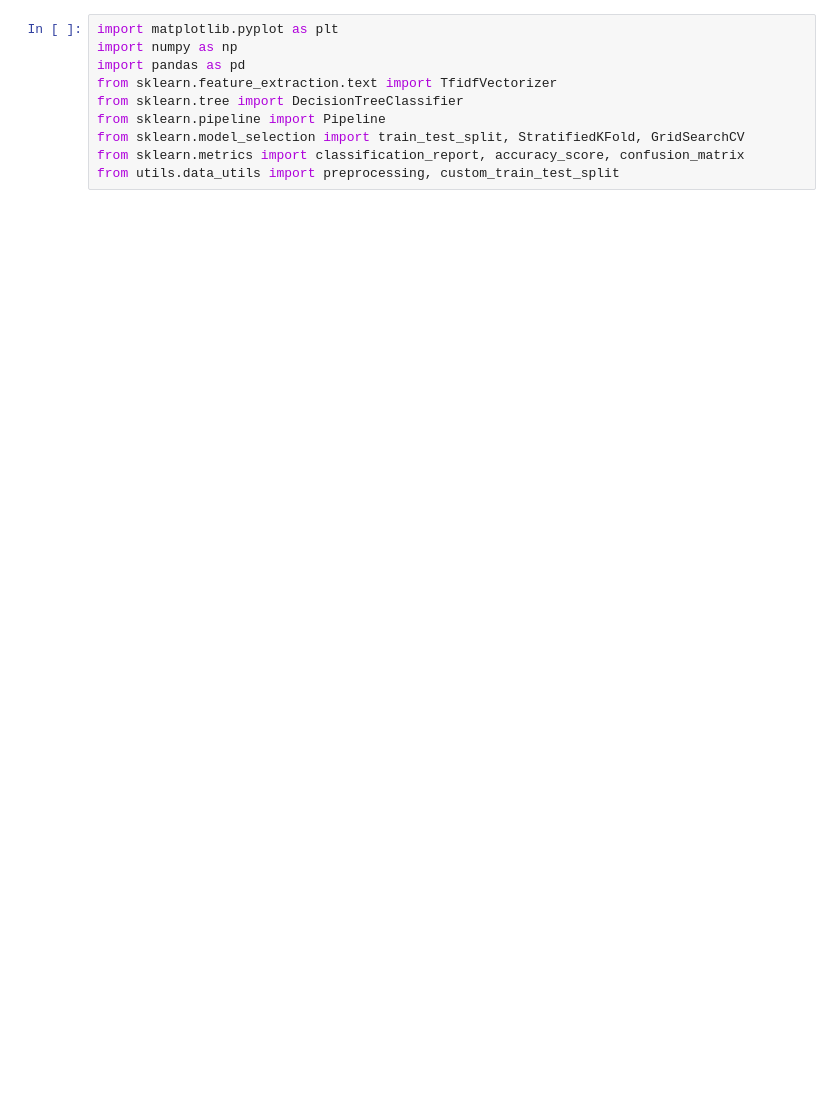
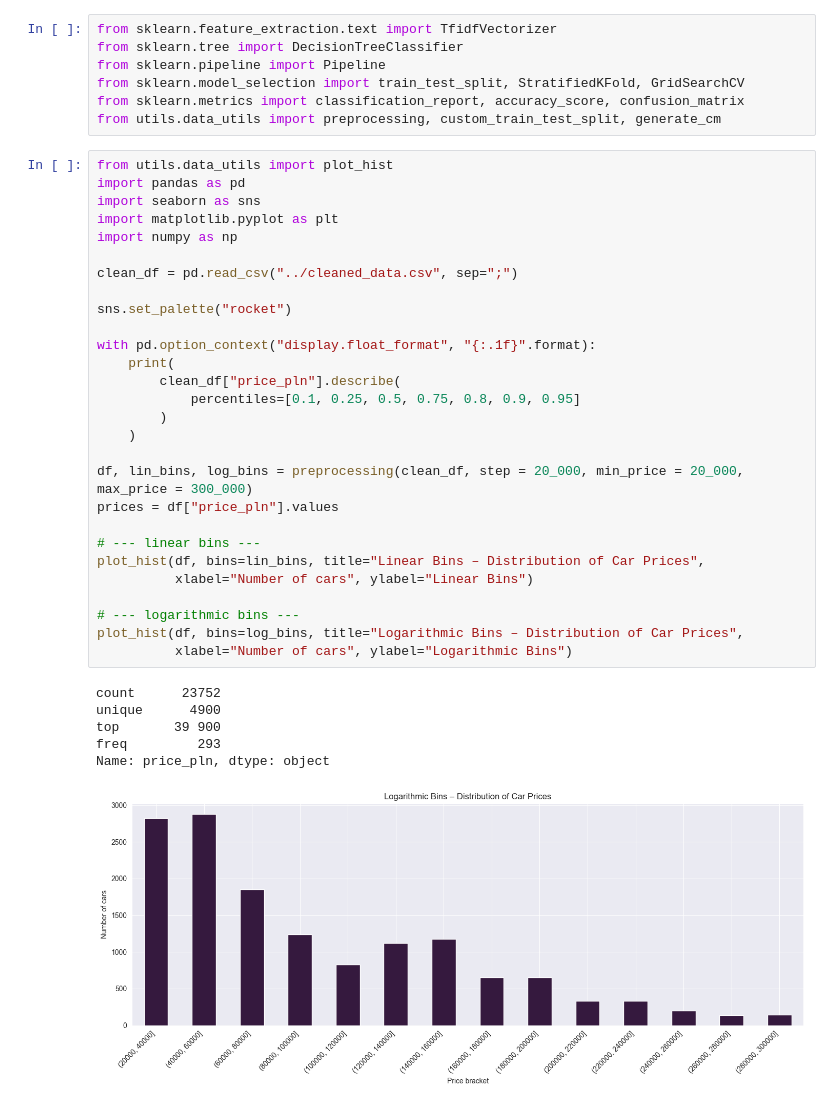
Before and after one commit to Advanced-Data-Mining/Otomoto_data_mining, a Jupyter notebook: models/tfidf_model.ipynb, the cells around one changed output. Saved outputs shown, nothing was run; the diff lists cells and outputs as text; blank space fills up the shorter version.

```diff
--- a/models/tfidf_model.ipynb
+++ b/models/tfidf_model.ipynb
@@ -1,10 +1,42 @@
 # %%
-import matplotlib.pyplot as plt
-import numpy as np
-import pandas as pd
 from sklearn.feature_extraction.text import TfidfVectorizer
 from sklearn.tree import DecisionTreeClassifier
 from sklearn.pipeline import Pipeline
 from sklearn.model_selection import train_test_split, StratifiedKFold, GridSearchCV
 from sklearn.metrics import classification_report, accuracy_score, confusion_matrix
-from utils.data_utils import preprocessing, custom_train_test_split
+from utils.data_utils import preprocessing, custom_train_test_split, generate_cm
+# %%
+from utils.data_utils import plot_hist
+import pandas as pd
+import seaborn as sns
+import matplotlib.pyplot as plt
+import numpy as np
+
+clean_df = pd.read_csv("../cleaned_data.csv", sep=";")
+
+sns.set_palette("rocket")
+
+with pd.option_context("display.float_format", "{:.1f}".format):
+    print(
+        clean_df["price_pln"].describe(
+            percentiles=[0.1, 0.25, 0.5, 0.75, 0.8, 0.9, 0.95]
+        )
+    )
+
+df, lin_bins, log_bins = preprocessing(clean_df, step = 20_000, min_price = 20_000, max_price = 300_000)
+prices = df["price_pln"].values
+
+# --- linear bins ---
+plot_hist(df, bins=lin_bins, title="Linear Bins – Distribution of Car Prices",
+          xlabel="Number of cars", ylabel="Linear Bins")
+
+# --- logarithmic bins ---
+plot_hist(df, bins=log_bins, title="Logarithmic Bins – Distribution of Car Prices",
+          xlabel="Number of cars", ylabel="Logarithmic Bins")
+# %% [output]
+count      23752
+unique      4900
+top       39 900
+freq         293
+Name: price_pln, dtype: object
+[figure, added]
```
Also changed, not shown: parts of 9 cells of this notebook, 1 other file.
